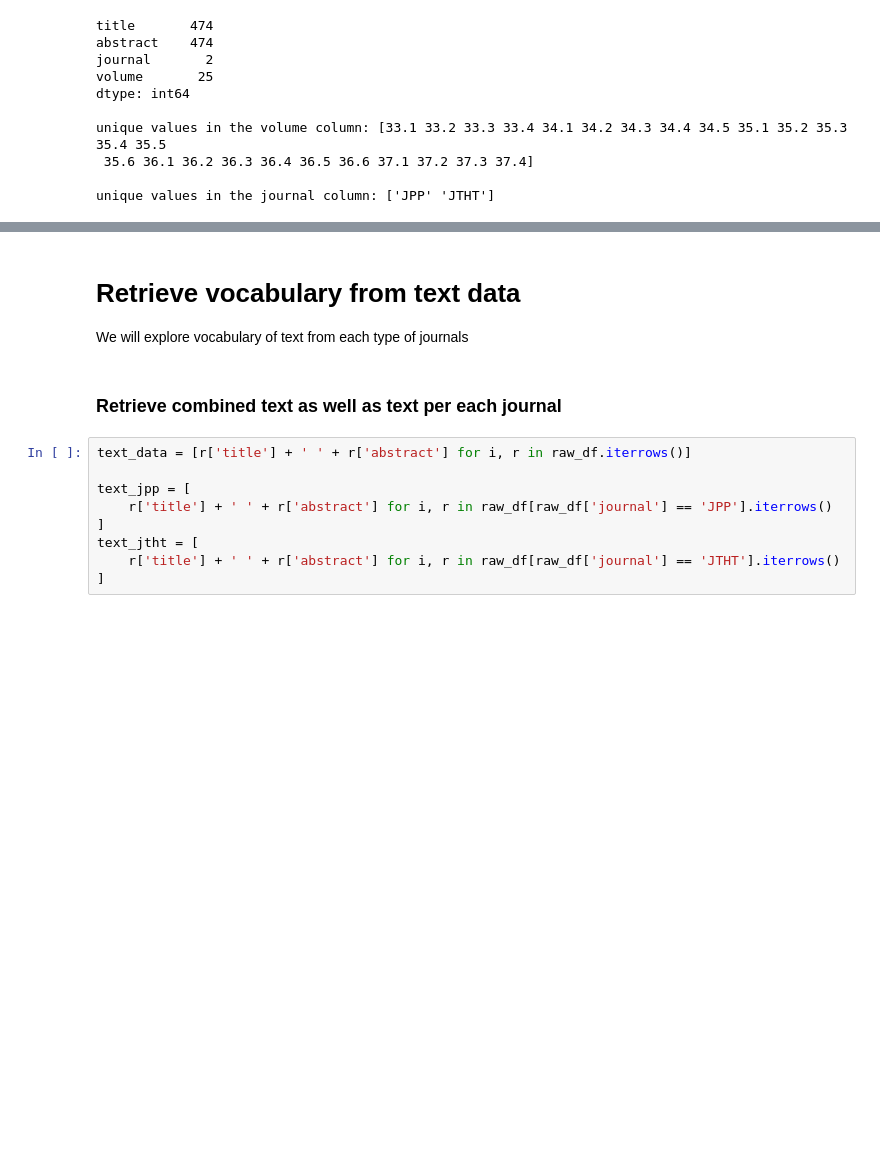
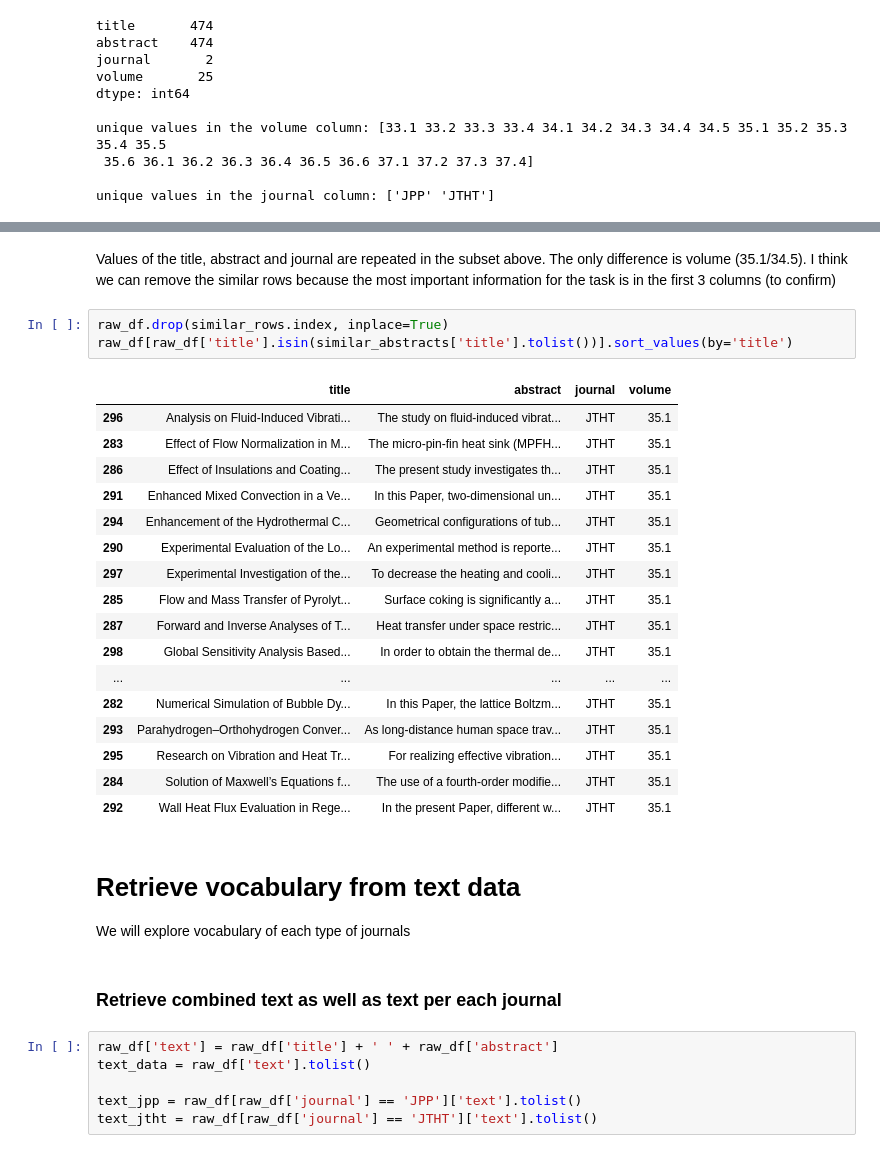
Before and after one commit to OlenaBugaiova/aero-astro-abstracts, a Jupyter notebook: aero-astro-abstracts.ipynb, the cells around one changed output, grey strips where cells are left out. Saved outputs shown, nothing was run; the diff lists cells and outputs as text; blank space fills up the shorter version.

```diff
--- a/aero-astro-abstracts.ipynb
+++ b/aero-astro-abstracts.ipynb
@@ -98,15 +128,35 @@ unique values in the journal column: ['JPP' 'JTHT']
+# %% [markdown]
+Values of the title, abstract and journal are repeated in the subset above. The only difference is volume (35.1/34.5). I think we can remove the similar rows because the most important information for the task is in the first 3 columns (to confirm)
+# %%
+raw_df.drop(similar_rows.index, inplace=True)
+raw_df[raw_df['title'].isin(similar_abstracts['title'].tolist())].sort_values(by='title')
+# %% [output]
+|  | title | abstract | journal | volume |
+| 296 | Analysis on Fluid-Induced Vibrati... | The study on fluid-induced vibrat... | JTHT | 35.1 |
+| 283 | Effect of Flow Normalization in M... | The micro-pin-fin heat sink (MPFH... | JTHT | 35.1 |
+| 286 | Effect of Insulations and Coating... | The present study investigates th... | JTHT | 35.1 |
+| 291 | Enhanced Mixed Convection in a Ve... | In this Paper, two-dimensional un... | JTHT | 35.1 |
+| 294 | Enhancement of the Hydrothermal C... | Geometrical configurations of tub... | JTHT | 35.1 |
+| 290 | Experimental Evaluation of the Lo... | An experimental method is reporte... | JTHT | 35.1 |
+| 297 | Experimental Investigation of the... | To decrease the heating and cooli... | JTHT | 35.1 |
+| 285 | Flow and Mass Transfer of Pyrolyt... | Surface coking is significantly a... | JTHT | 35.1 |
+| 287 | Forward and Inverse Analyses of T... | Heat transfer under space restric... | JTHT | 35.1 |
+| 298 | Global Sensitivity Analysis Based... | In order to obtain the thermal de... | JTHT | 35.1 |
+| ... | ... | ... | ... | ... |
+| 282 | Numerical Simulation of Bubble Dy... | In this Paper, the lattice Boltzm... | JTHT | 35.1 |
+| 293 | Parahydrogen–Orthohydrogen Conver... | As long-distance human space trav... | JTHT | 35.1 |
+| 295 | Research on Vibration and Heat Tr... | For realizing effective vibration... | JTHT | 35.1 |
+| 284 | Solution of Maxwell’s Equations f... | The use of a fourth-order modifie... | JTHT | 35.1 |
+| 292 | Wall Heat Flux Evaluation in Rege... | In the present Paper, different w... | JTHT | 35.1 |
 # %% [markdown]
 # Retrieve vocabulary from text data
-We will explore vocabulary of text from each type of journals
+We will explore vocabulary of each type of journals
 # %% [markdown]
 ### Retrieve combined text as well as text per each journal
 # %%
-text_data = [r['title'] + ' ' + r['abstract'] for i, r in raw_df.iterrows()]
+raw_df['text'] = raw_df['title'] + ' ' + raw_df['abstract']
+text_data = raw_df['text'].tolist()
 
-text_jpp = [
-    r['title'] + ' ' + r['abstract'] for i, r in raw_df[raw_df['journal'] == 'JPP'].iterrows()
-]
-text_jtht = [
-    r['title'] + ' ' + r['abstract'] for i, r in raw_df[raw_df['journal'] == 'JTHT'].iterrows()
-]
+text_jpp = raw_df[raw_df['journal'] == 'JPP']['text'].tolist()
+text_jtht = raw_df[raw_df['journal'] == 'JTHT']['text'].tolist()
 # %% [markdown]
```
Also changed, not shown: parts of 28 cells of this notebook.
